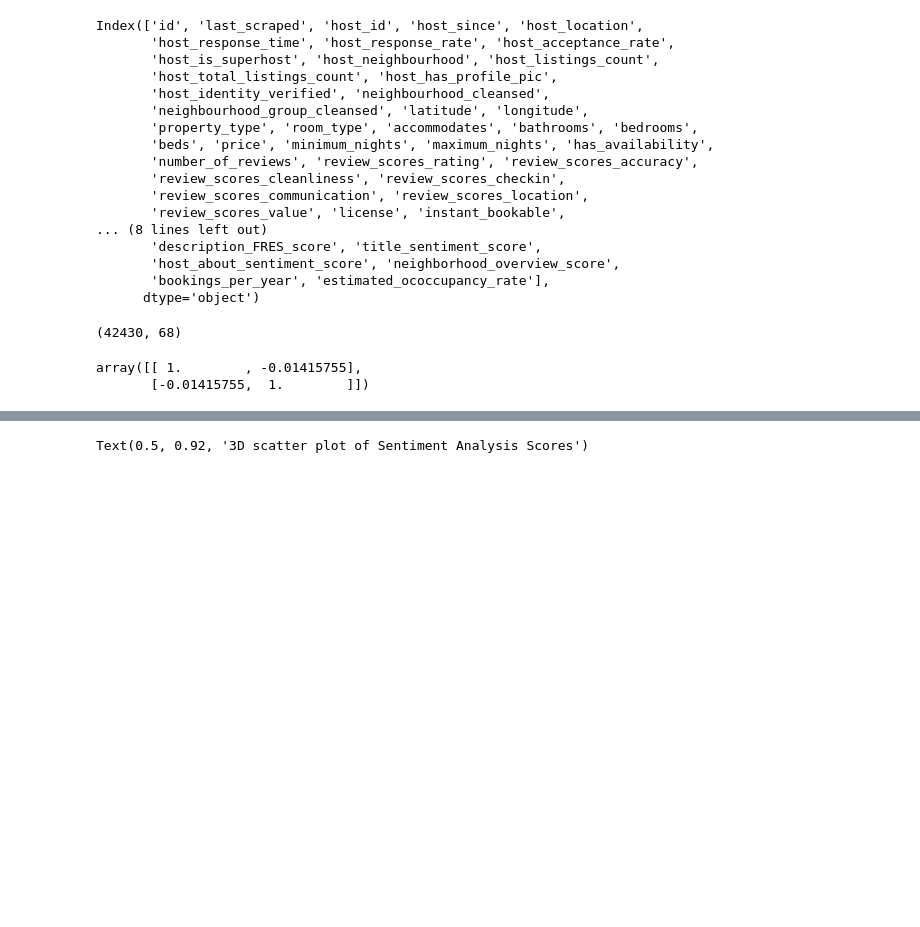
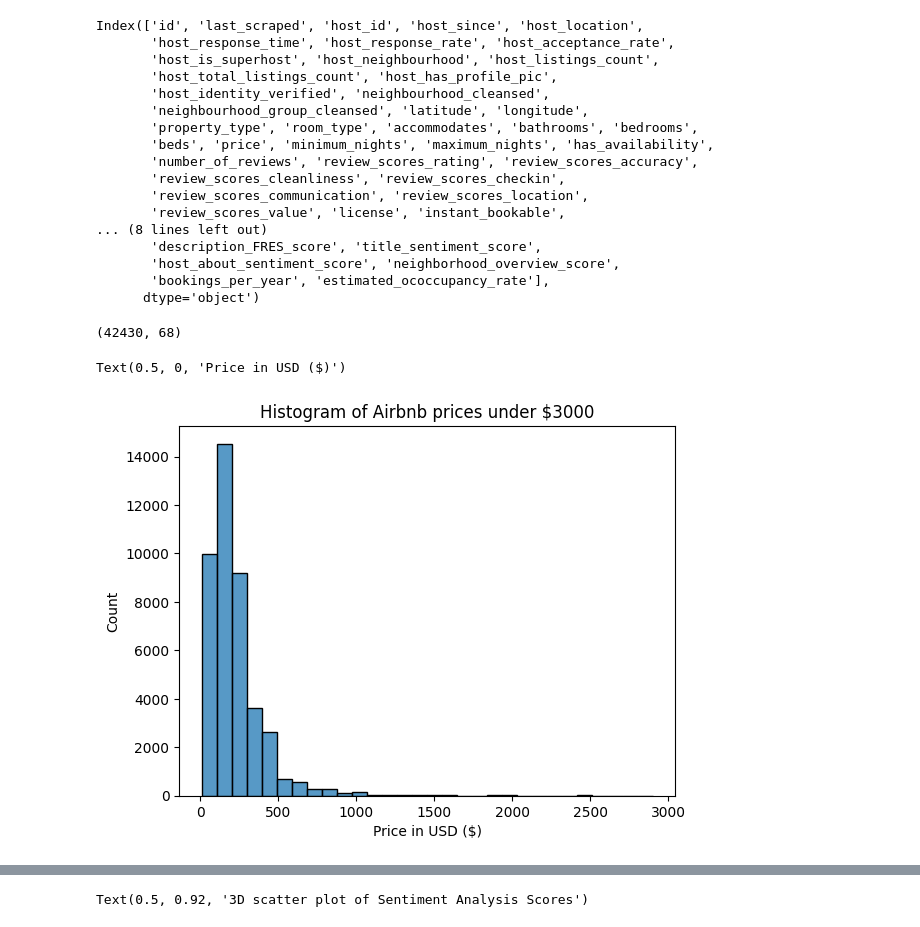
Before and after one commit to afifshomali/NYC-Airbnb-Analysis-447, a Jupyter notebook: EdaAirbnb.ipynb, the cells around one changed output, grey strips where cells are left out. Drawn from its saved outputs; the diff is of its cells as text; code cells hidden in the pictures; blank space fills up the shorter version.

```diff
--- a/EdaAirbnb.ipynb
+++ b/EdaAirbnb.ipynb
@@ -74,6 +74,11 @@ df.shape
 (42430, 68)
 # %%
 # Checking the distributions of variables we may try to predict such price, host_is_superhost, bookings_per_year or occupancy_rate
+
+# Prices with extremely high prices removed
+ax = sns.histplot(df[df["price"] < 3000]["price"], bins=30)
+ax.set_title("Histogram of Airbnb prices under $3000")
+ax.set_xlabel("Price in USD ($)")
 # %% [output]
-array([[ 1.        , -0.01415755],
-       [-0.01415755,  1.        ]])
+Text(0.5, 0, 'Price in USD ($)')
+[figure, added]
```
Also changed, not shown: parts of 4 cells of this notebook, 1 other file.
